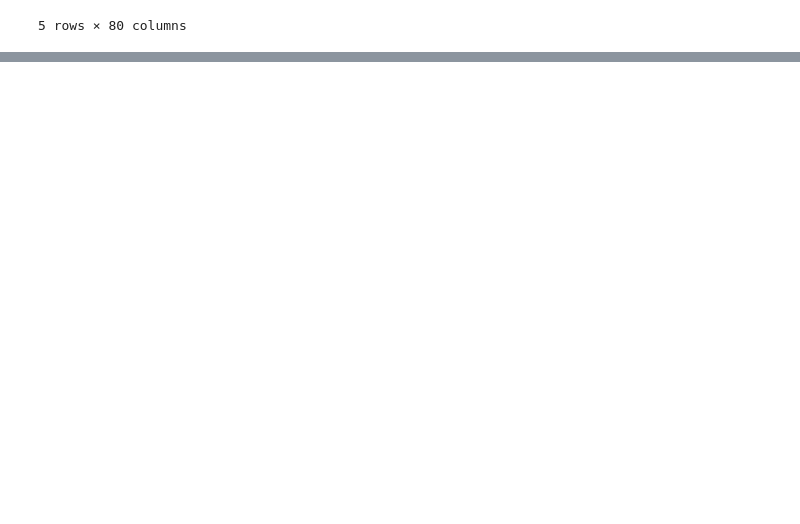
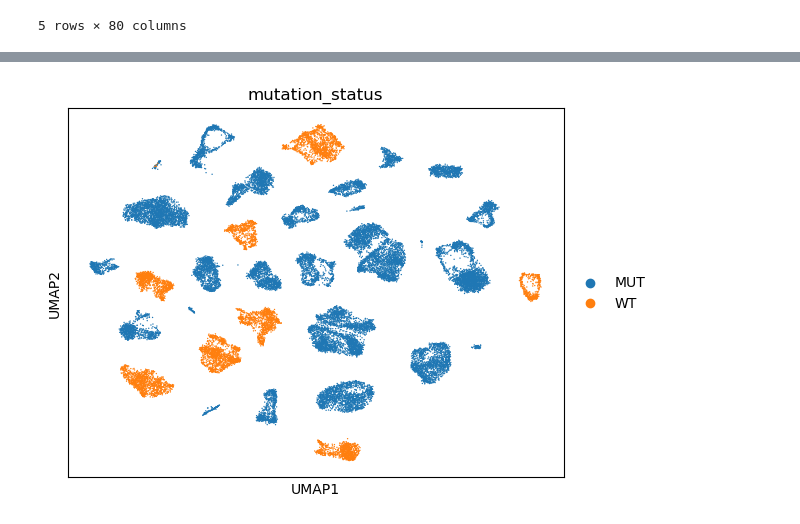
Before and after one commit to tommasoravasio/scRNAseq-GNN-binary-tp53, a Jupyter notebook: notebooks/main_experiment.ipynb, the cells around one changed output, grey strips where cells are left out. Cells and saved outputs as stored; diff of their text form; code cells hidden in the pictures; blank space fills up the shorter version.

```diff
--- a/notebooks/main_experiment.ipynb
+++ b/notebooks/main_experiment.ipynb
@@ -128,0 +183,4 @@ sc.pl.scatter(adata, x='total_counts', y='n_genes_by_counts')
+# %%
+sc.pl.umap(adata, color = "mutation_status")
+# %% [output]
+[figure, added]
```
Also changed, not shown: parts of 33 cells of this notebook, 12 other files.
